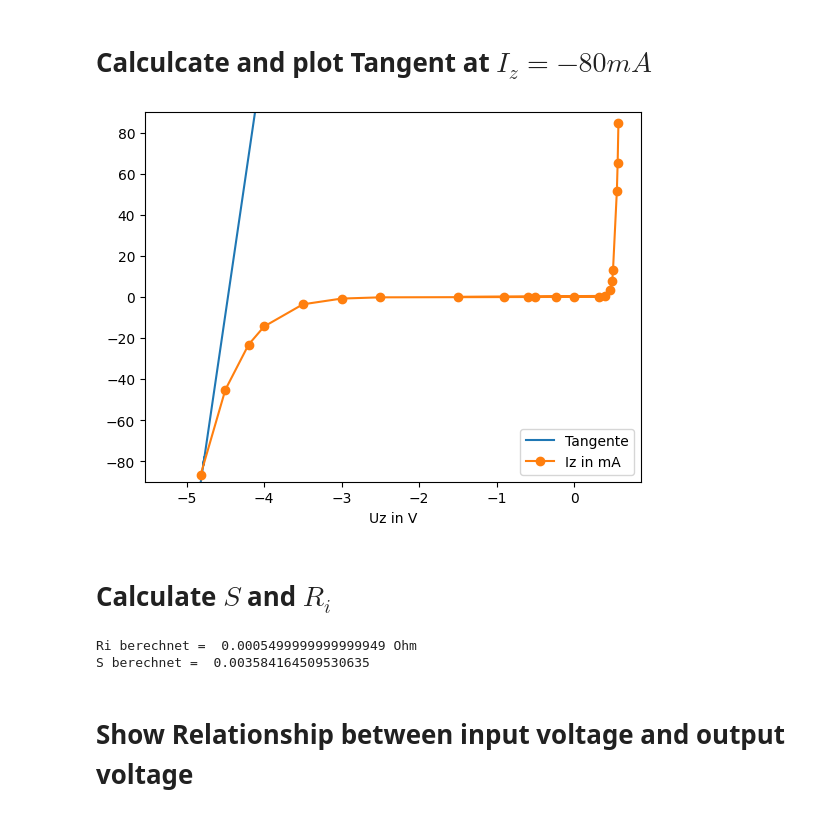
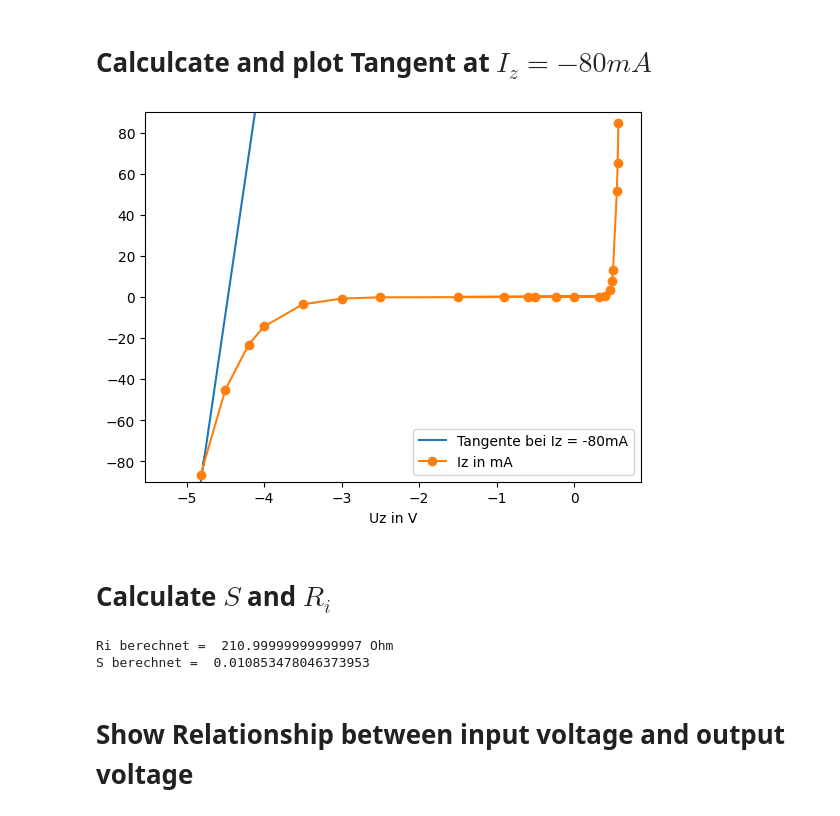
Before and after one commit to JaxRaffnix/Python-Grundlagen-Elektrotechnik, a Jupyter notebook: Labor2/pgraph1.ipynb, the cells around one changed output. Drawn from its saved outputs; the diff is of its cells as text; code cells hidden in the pictures.

```diff
--- a/Labor2/pgraph1.ipynb
+++ b/Labor2/pgraph1.ipynb
@@ -20,38 +20,40 @@ diode_curve.plot(kind="line", marker="o",  x="Uz in V", y="Iz in mA", )
 # %%
 diode_tang = pd.read_excel(r"measurement.xlsx", sheet_name="3-2-d")
 
 Uz_delta = diode_tang["Uz in V"].max() - diode_tang["Uz in V"].min()
-Iz_delta = diode_tang["Iz in mA"].max() - diode_tang["Iz in mA"].min()
+Iz_delta = ( diode_tang["Iz in mA"].max() - diode_tang["Iz in mA"].min() ) *10**-3
 
-Iz_0 = -80
+Iz_0 = -80 *10**-3
 Uz_0 = -0,568
 
 Tangent= {
     "Uz in V":[0, -4.785, -4.77, -5.246],
-    "Tangente":[1150.479247, -82, -78, -200],
+    "Tangente bei Iz = -80mA":[1150.479247, -82, -78, -200],
 }
 tangent_df = pd.DataFrame(data=Tangent)
 
 
 ax= plt.gca()
-tangent_df.plot(kind="line", x="Uz in V", y="Tangente", ax=ax)
+tangent_df.plot(kind="line", x="Uz in V", y="Tangente bei Iz = -80mA", ax=ax)
 diode_curve.plot(kind="line", marker="o",  x="Uz in V", y="Iz in mA", ax=ax)
 plt.ylim(-90, 90)
 plt.show()
 # %% [output]
-[figure, old version]
+[figure, new version]
 # %% [markdown]
 # Calculate $S$ and $R_i$
 # %%
 Ri_calculated = abs(Uz_delta / Iz_delta)
 print("Ri berechnet = ",Ri_calculated,"Ohm")
 
+Rz = 0.55
+
 Rzl = (Rz * Rl)/(Rz + Rl)
 S_calculated = Rzl / (Rzl + Rv)
 print("S berechnet = ",S_calculated)
 # %% [output]
-Ri berechnet =  0.0005499999999999949 Ohm
-S berechnet =  0.003584164509530635
+Ri berechnet =  210.99999999999997 Ohm
+S berechnet =  0.010853478046373953
 # %% [markdown]
 # Show Relationship between input voltage and output voltage
 # %%
```
Also changed, not shown: parts of 2 cells of this notebook.
